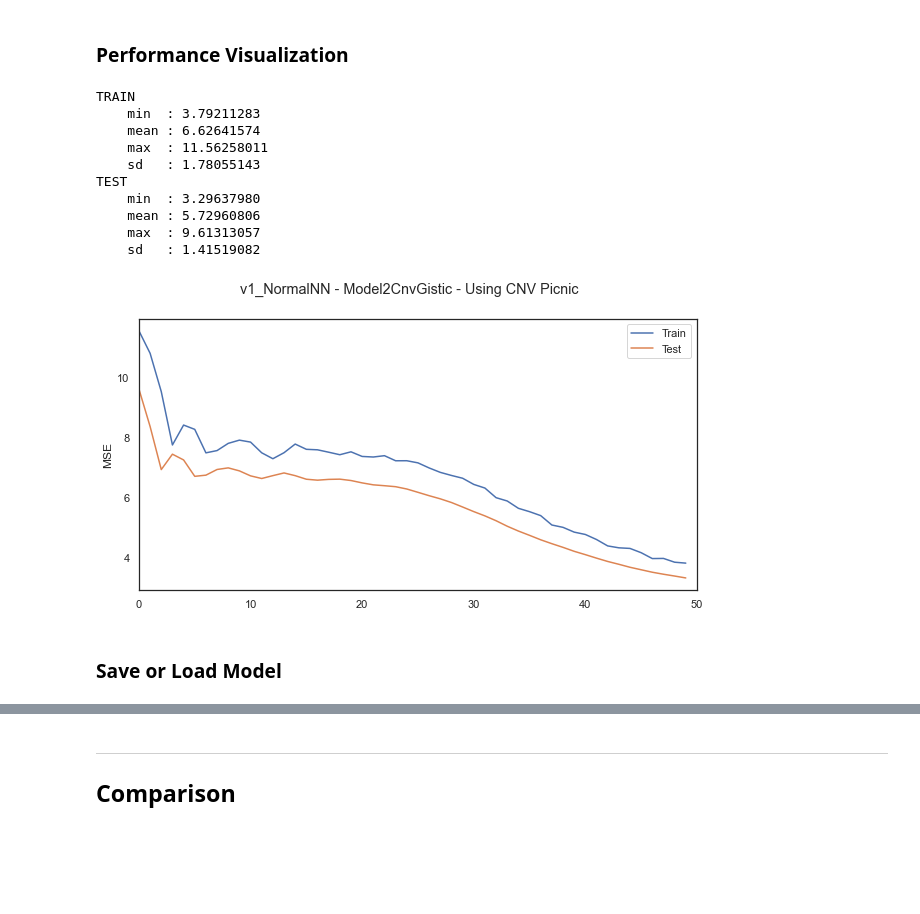
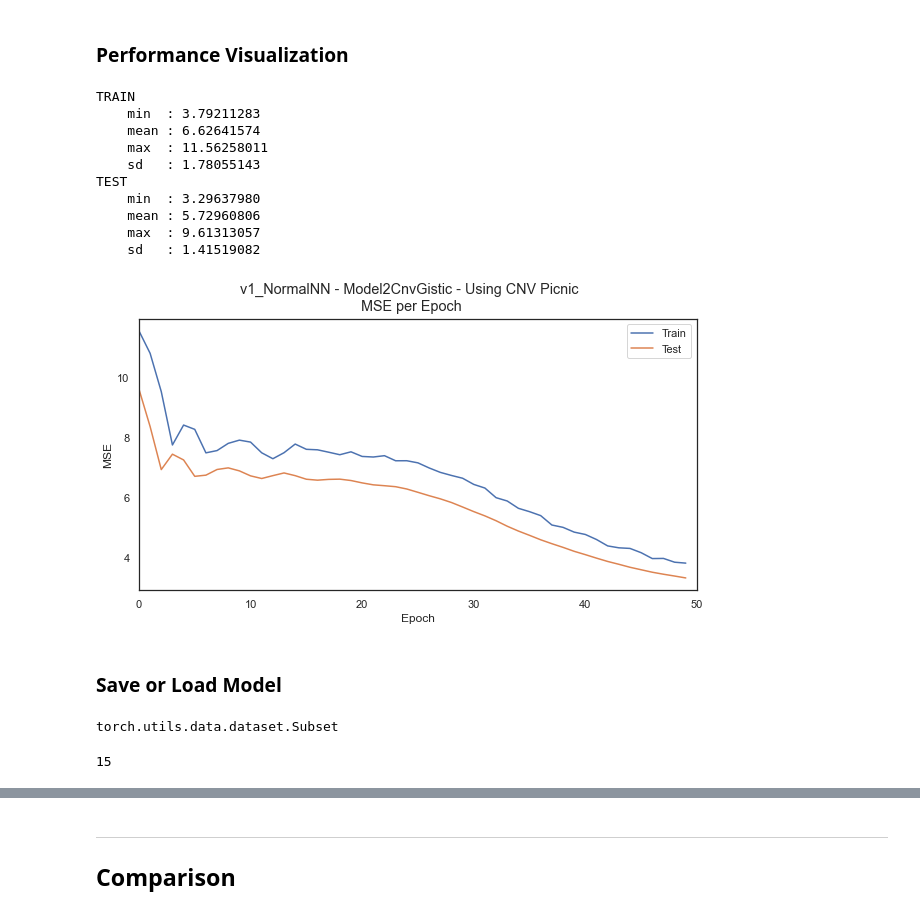
Before and after one commit to PeeteKeesel/gnn-for-drug-response-prediction, a Jupyter notebook: 09_baseline_clean.ipynb, the cells around one changed output, grey strips where cells are left out. Cells and saved outputs as stored; diff of their text form; code cells hidden in the pictures; blank space fills up the shorter version.

```diff
--- a/09_baseline_clean.ipynb
+++ b/09_baseline_clean.ipynb
@@ -1171,39 +1171,40 @@ plt.rcParams["figure.figsize"] = (10, 5)
 loss_values_cnv_picnic__train_backcalculated = [loss_v * len(modeling_dataset_converted) for loss_v in loss_values_cnv_picnic__train]
 
 fig, axs = plt.subplots(1)
-fig.suptitle("v1_NormalNN - Model2CnvGistic - Using CNV Picnic");
+fig.suptitle("v1_NormalNN - Model2CnvGistic - Using CNV Picnic\n MSE per Epoch");
 
 axs.plot(loss_values_cnv_picnic__train_backcalculated, linestyle='-', label='Train', color='C0'); # Train
 axs.plot(loss_values_cnv_picnic__test, linestyle='-', label='Test', color='C1'); # Test
 axs.legend();
 axs.ticklabel_format(style='plain');
 axs.set_xlim(0, NUM_EPOCHS, 1);
+axs.set_xlabel("Epoch");
 axs.set_ylabel("MSE");
 
 print(f"""
 TRAIN
     min  : {np.min(loss_values_cnv_picnic__train_backcalculated):2.8f}
     mean : {np.mean(loss_values_cnv_picnic__train_backcalculated):2.8f}
     max  : {np.max(loss_values_cnv_picnic__train_backcalculated):2.8f}
     sd   : {np.std(loss_values_cnv_gistic__train_backcalculated):2.8f}
 TEST
     min  : {np.min(loss_values_cnv_picnic__test):2.8f}
     mean : {np.mean(loss_values_cnv_picnic__test):2.8f}
     max  : {np.max(loss_values_cnv_picnic__test):2.8f}
     sd   : {np.std(loss_values_cnv_picnic__test):2.8f}
 """)
 # %% [output]
 TRAIN
     min  : 3.79211283
     mean : 6.62641574
     max  : 11.56258011
     sd   : 1.78055143
 TEST
     min  : 3.29637980
     mean : 5.72960806
     max  : 9.61313057
     sd   : 1.41519082
-[figure, old version]
+[figure, new version]
 # %% [markdown]
 ### Save or Load Model
 # %%
@@ -1218,0 +1223,8 @@ torch.save(obj={
+# %%
+type(train_set
+# %% [output]
+torch.utils.data.dataset.Subset
+# %%
+len(train_loader)
+# %% [output]
+15
```
Also changed, not shown: parts of 22 cells of this notebook, 8 other files.
